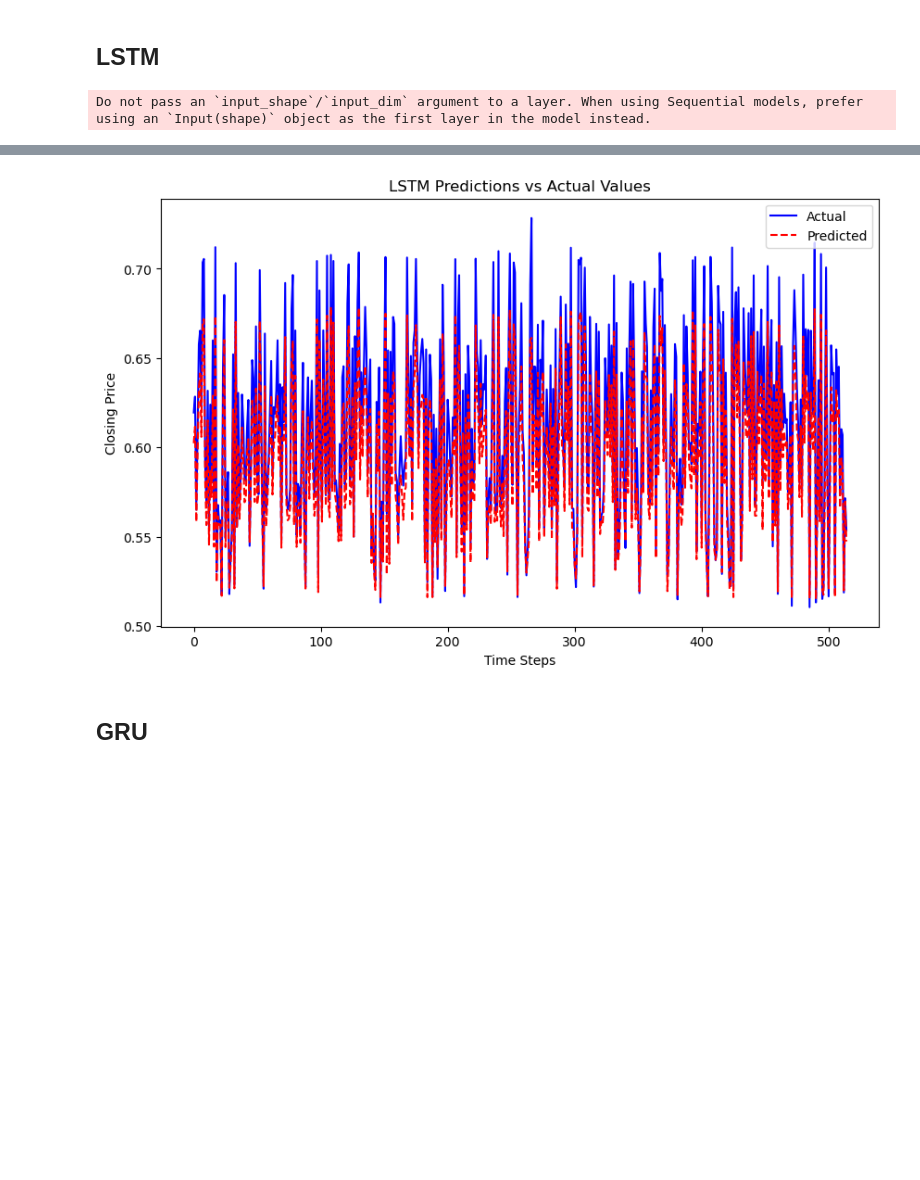
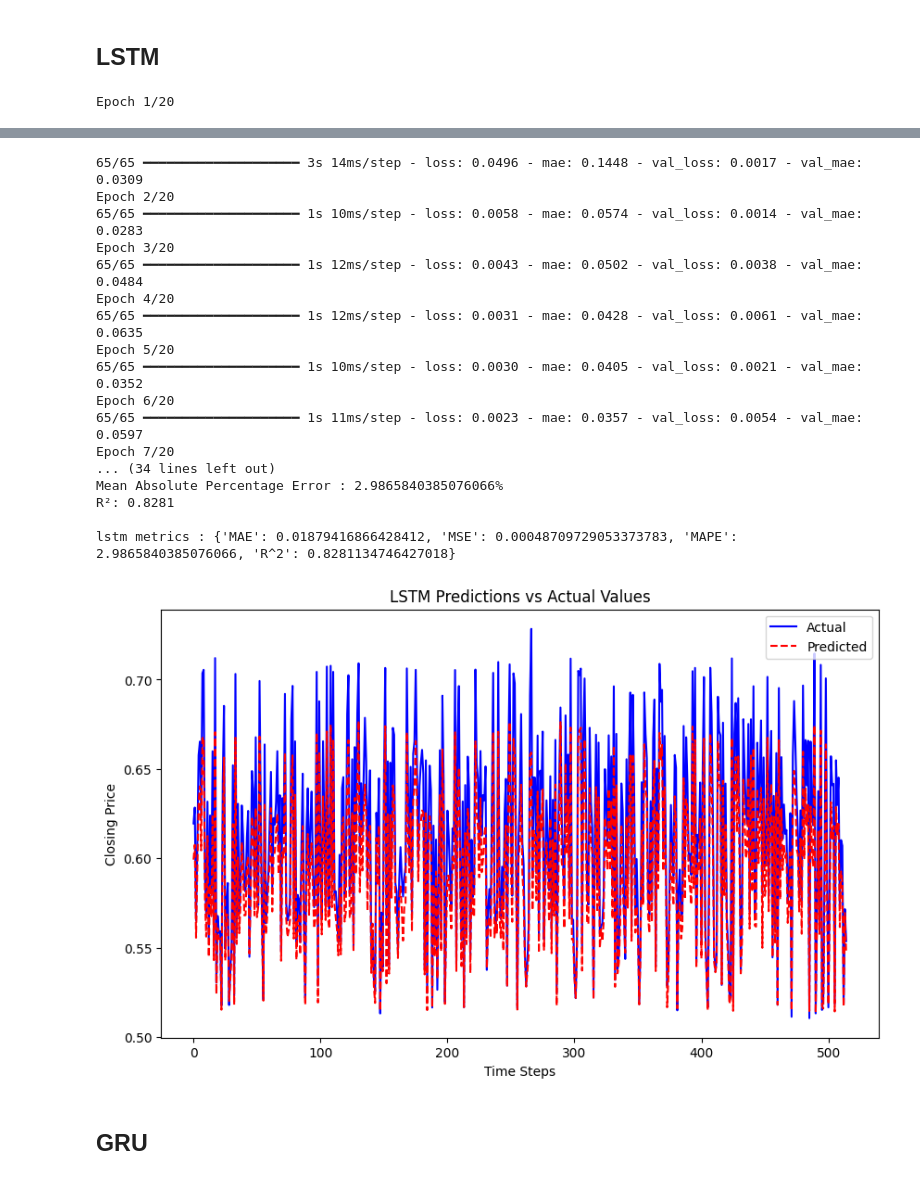
Before and after one commit to shivani309/ForEx, a Jupyter notebook: jpyinr.ipynb, the cells around one changed output, grey strips where cells are left out. Cells and saved outputs as stored; diff of their text form; code cells hidden in the pictures; blank space fills up the shorter version.

```diff
--- a/jpyinr.ipynb
+++ b/jpyinr.ipynb
@@ -4,7 +4,7 @@
 import numpy as np
 import pandas as pd
 # %%
-df = pd.read_csv(r'C:\Users\Sejal Hanmante\OneDrive\Documents\GitHub\ForEx\all_data.csv')
+df = pd.read_csv(r'C:\Users\DELL\Documents\GitHub\ForEx\all_data.csv')
 df.head()
 # %% [output]
 |  | Date | Open_price | Day_high | Day_low | Closing_price | Currency Pair |
@@ -1132,13 +1116,21 @@ y_pred_rescaled = scaler_y.inverse_transform(y_pred.reshape(-1, 1))
 # Rescale actual test data for comparison
 y_test_rescaled = scaler_y.inverse_transform(y_test.reshape(-1, 1))
 
-mae =  mean_absolute_error(y_test_rescaled,y_pred_rescaled)
-mse = mean_squared_error(y_test_rescaled,y_pred_rescaled)
-mape = mean_absolute_percentage_error(y_test, y_pred)
-r2 = r2_score(y_test_rescaled,y_pred_rescaled)
+mmae = mean_absolute_error(y_test_rescaled, y_pred_rescaled)
+mse = mean_squared_error(y_test_rescaled, y_pred_rescaled)
+mape = mean_absolute_percentage_error(y_test_rescaled, y_pred_rescaled)
+r2 = r2_score(y_test_rescaled, y_pred_rescaled)
 
+# Print the results
+print(f"MAE: {mae:.4f}")
+print(f"MSE: {mse:.4f}")
+print(f"Mean Absolute Percentage Error : {mape * 100}%")
+print(f"R²: {r2:.4f}")
 
-lstm_metrics = {'MAE': mae, 'R^2': r2,'MSE':mse*100,'MAPE':mape*100}
+lstm_metrics = {}
+lstm_metrics = {'MAE': mae, 'MSE': mse, 'MAPE': mape * 100, 'R^2': r2}
+print("\nlstm metrics :", lstm_metrics)
+
 # Plot predictions vs actual values
 import matplotlib.pyplot as plt
 
@@ -1152,4 +1144,4 @@ plt.xlabel("Time Steps")
 plt.ylabel("Closing Price")
 plt.show()
 # %% [output]
-Do not pass an `input_shape`/`input_dim` argument to a layer. When using Sequential models, prefer using an `Input(shape)` object as the first layer in the model instead.
+Epoch 1/20
@@ -1173,4 +1149,21 @@ Test Loss: 0.0083, Test MAE: 0.0777
+65/65 ━━━━━━━━━━━━━━━━━━━━ 3s 14ms/step - loss: 0.0496 - mae: 0.1448 - val_loss: 0.0017 - val_mae: 0.0309
+Epoch 2/20
+65/65 ━━━━━━━━━━━━━━━━━━━━ 1s 10ms/step - loss: 0.0058 - mae: 0.0574 - val_loss: 0.0014 - val_mae: 0.0283
+Epoch 3/20
+65/65 ━━━━━━━━━━━━━━━━━━━━ 1s 12ms/step - loss: 0.0043 - mae: 0.0502 - val_loss: 0.0038 - val_mae: 0.0484
+Epoch 4/20
+65/65 ━━━━━━━━━━━━━━━━━━━━ 1s 12ms/step - loss: 0.0031 - mae: 0.0428 - val_loss: 0.0061 - val_mae: 0.0635
+Epoch 5/20
+65/65 ━━━━━━━━━━━━━━━━━━━━ 1s 10ms/step - loss: 0.0030 - mae: 0.0405 - val_loss: 0.0021 - val_mae: 0.0352
+Epoch 6/20
+65/65 ━━━━━━━━━━━━━━━━━━━━ 1s 11ms/step - loss: 0.0023 - mae: 0.0357 - val_loss: 0.0054 - val_mae: 0.0597
+Epoch 7/20
+... (34 lines left out)
+Mean Absolute Percentage Error : 2.9865840385076066%
+R²: 0.8281
+
+lstm metrics : {'MAE': 0.01879416866428412, 'MSE': 0.00048709729053373783, 'MAPE': 2.9865840385076066, 'R^2': 0.8281134746427018}
-[figure, old version]
+[figure, new version]
 # %% [markdown]
 ## GRU
 # %%
```
Also changed, not shown: parts of 37 cells of this notebook, 6 other files.
